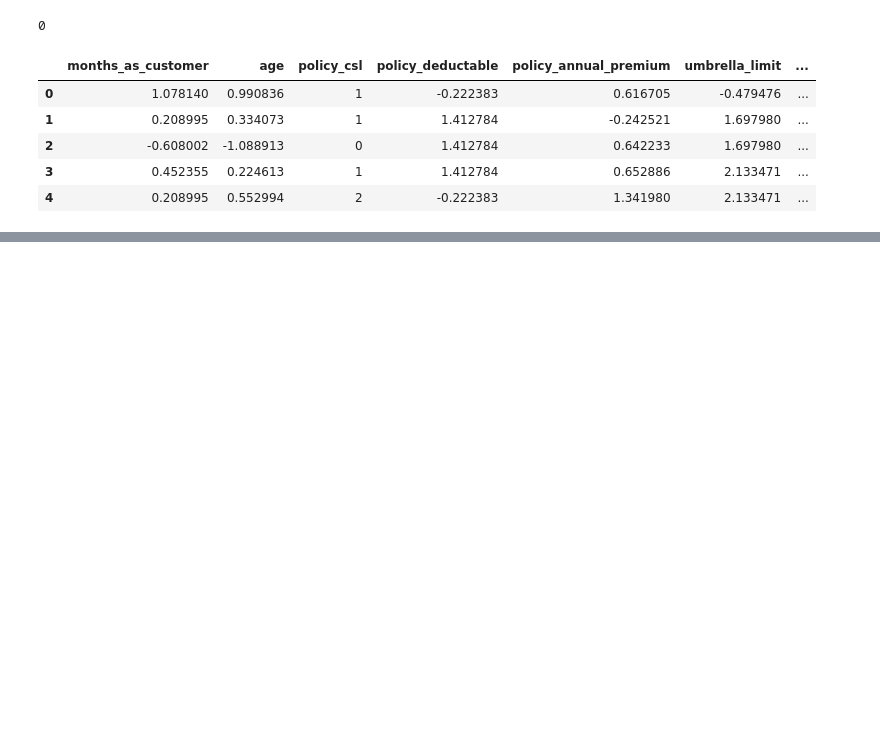
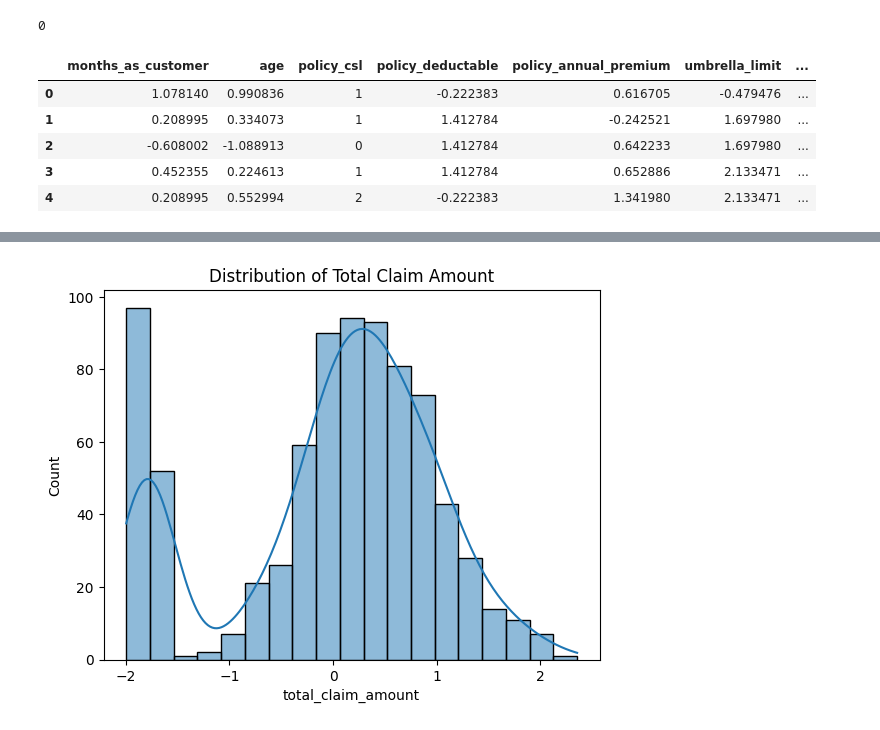
Before and after one commit to dths8/DSA4263_Vehicle-Insurance-Fraud-Detection, a Jupyter notebook: data/data_preprocessing.ipynb, the cells around one changed output, grey strips where cells are left out. Cells and saved outputs as stored; diff of their text form; code cells hidden in the pictures; blank space fills up the shorter version.

```diff
--- a/data/data_preprocessing.ipynb
+++ b/data/data_preprocessing.ipynb
@@ -271,0 +291,10 @@ df.head()
+# %%
+#split into train test set
+x_train, x_test, y_train, y_test = train_test_split(df.drop('fraud_reported', axis=1), df['fraud_reported'], test_size=0.2, random_state=4263)
+# %%
+#plot distribution curves for total_claim_amount
+sns.histplot(x_train['total_claim_amount'], kde=True)
+plt.title("Distribution of Total Claim Amount")
+plt.show()
+# %% [output]
+[figure, added]
```
Also changed, not shown: parts of 25 cells of this notebook, 1 other file.
